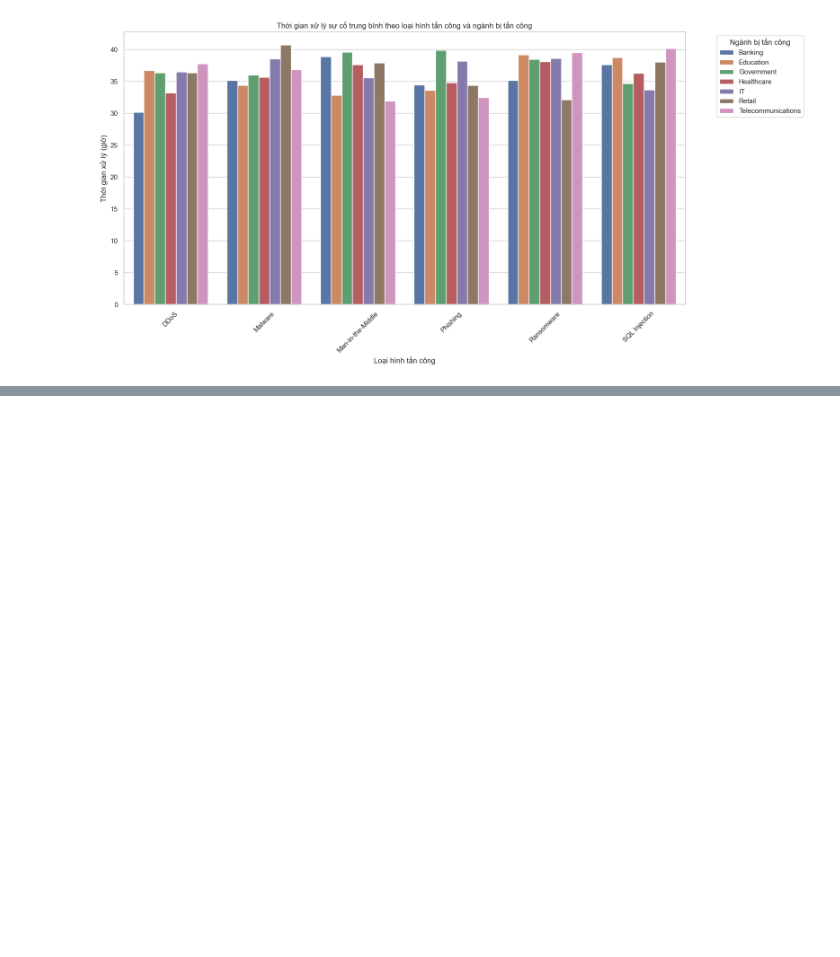
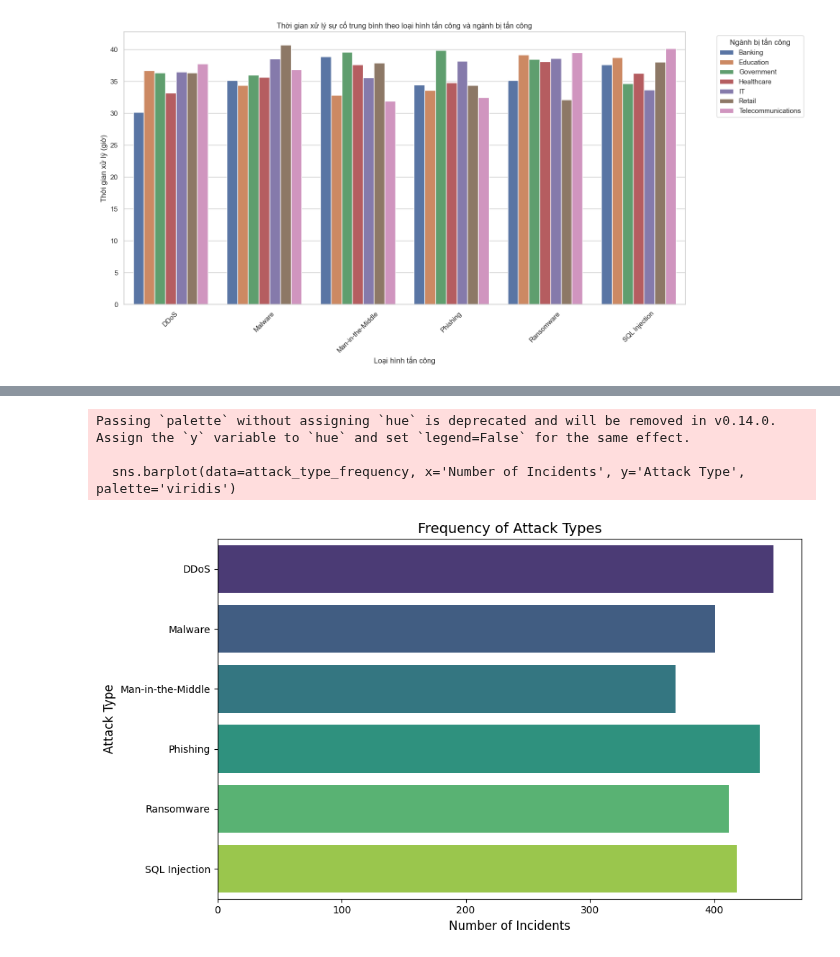
Before and after one commit to immaFrogUwU/Cyber-Security-Threats, a Jupyter notebook: Data_Storytelling_Cyber_Security_Threats.ipynb, the cells around one changed output, grey strips where cells are left out. Cells and saved outputs as stored; diff of their text form; code cells hidden in the pictures; blank space fills up the shorter version.

Commit message:
Data anal

```diff
--- a/Data_Storytelling_Cyber_Security_Threats.ipynb
+++ b/Data_Storytelling_Cyber_Security_Threats.ipynb
@@ -436,0 +432,18 @@ plt.show()
+# %%
+# Nhóm dữ liệu theo Loại Tấn Công để tính tổng số vụ tấn công
+attack_type_frequency = cybersec_cleaned.groupby('Attack Type').size().reset_index(name='Number of Incidents')
+
+
+# Vẽ biểu đồ cột ngang để hiển thị tần suất các loại tấn công
+plt.figure(figsize=(10, 6))
+sns.barplot(data=attack_type_frequency, x='Number of Incidents', y='Attack Type', palette='viridis')
+plt.title('Frequency of Attack Types', fontsize=14)
+plt.xlabel('Number of Incidents', fontsize=12)
+plt.ylabel('Attack Type', fontsize=12)
+plt.tight_layout()
+plt.show()
+# %% [output]
+Passing `palette` without assigning `hue` is deprecated and will be removed in v0.14.0. Assign the `y` variable to `hue` and set `legend=False` for the same effect.
+
+  sns.barplot(data=attack_type_frequency, x='Number of Incidents', y='Attack Type', palette='viridis')
+[figure, added]
```
Also changed, not shown: parts of 4 cells of this notebook.
